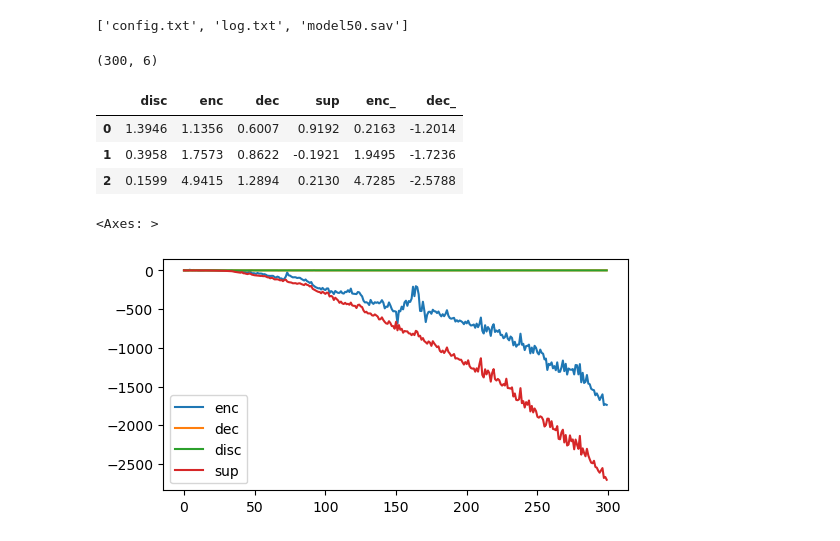
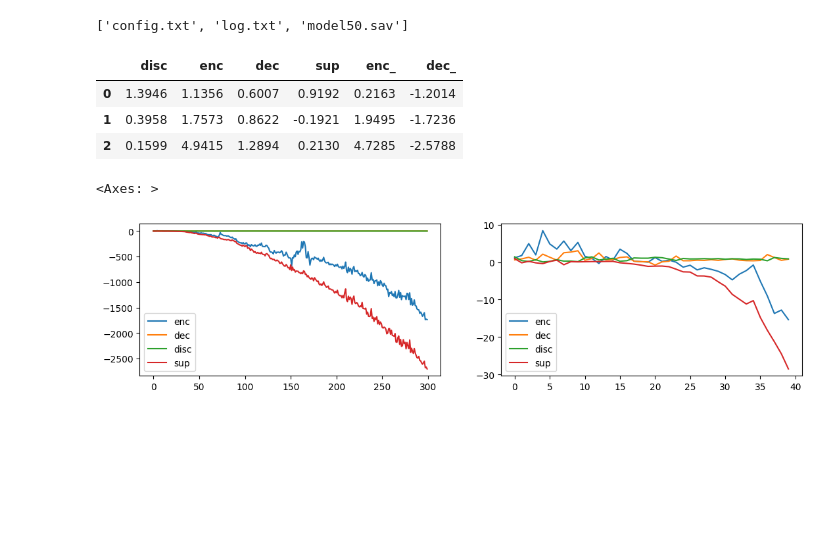
Before and after one commit to dpanas/clear-dear, a Jupyter notebook: notebooks/dp-5-dear-results-0.ipynb, the cells around one changed output. Saved outputs shown, nothing was run; the diff lists cells and outputs as text; code cells hidden in the pictures; blank space fills up the shorter version.

```diff
--- a/notebooks/dp-5-dear-results-0.ipynb
+++ b/notebooks/dp-5-dear-results-0.ipynb
@@ -53,19 +148,16 @@ os.listdir(res_path)
 log_path = f'{res_path}log.txt'
 # %%
 df = parse_log( log_path)
-df.shape
+df.head(3)
 # %% [output]
-(300, 6)
+|  | disc | enc | dec | sup | enc_ | dec_ |
+| 0 | 1.3946 | 1.1356 | 0.6007 | 0.9192 | 0.2163 | -1.2014 |
+| 1 | 0.3958 | 1.7573 | 0.8622 | -0.1921 | 1.9495 | -1.7236 |
+| 2 | 0.1599 | 4.9415 | 1.2894 | 0.2130 | 4.7285 | -2.5788 |
-# %%
-df.head(3)
-# %% [output]
-|  | disc | enc | dec | sup | enc_ | dec_ |
-| 0 | 1.3946 | 1.1356 | 0.6007 | 0.9192 | 0.2163 | -1.2014 |
-| 1 | 0.3958 | 1.7573 | 0.8622 | -0.1921 | 1.9495 | -1.7236 |
-| 2 | 0.1599 | 4.9415 | 1.2894 | 0.2130 | 4.7285 | -2.5788 |
 # %%
-_, ax = plt.subplots( figsize= (6,3))
-df[['enc','dec','disc','sup']].plot( ax= ax)
+_, axs = plt.subplots( ncols= 2, figsize= (13,3))
+df[['enc','dec','disc','sup']].plot( ax= axs[0])
+df[['enc','dec','disc','sup']].head(40).plot( ax= axs[1])
 # %% [output]
 <Axes: >
-[figure, old version]
+[figure, new version]
```
Also changed, not shown: parts of 30 cells of this notebook, 11 other files.
